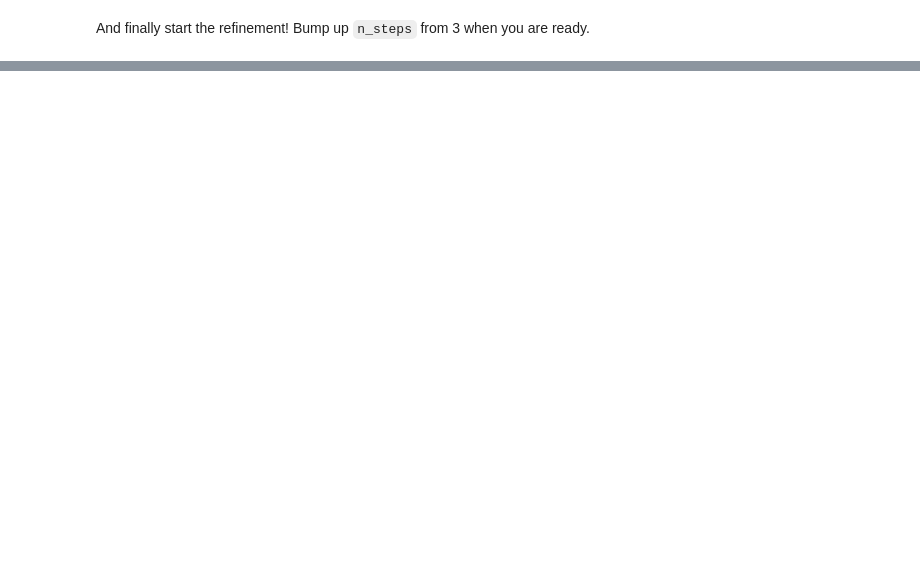
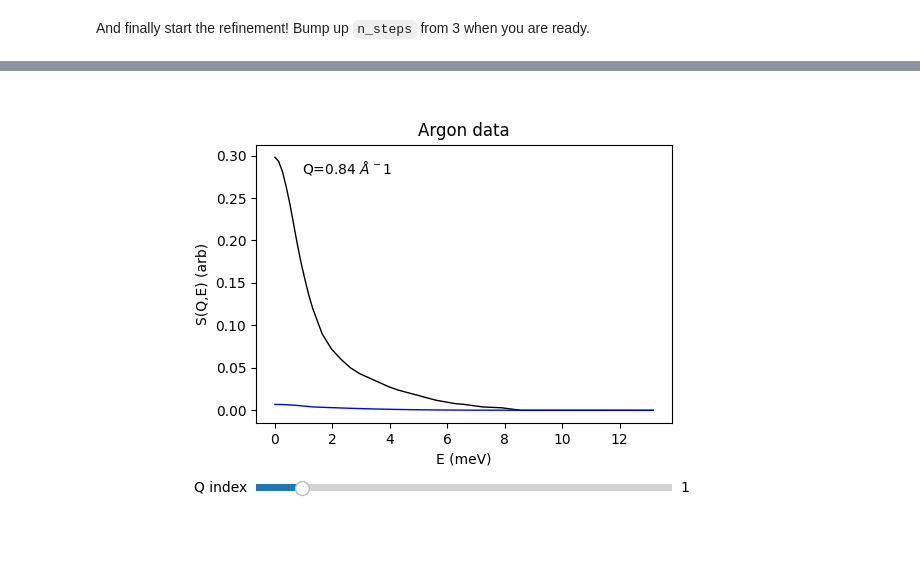
Before and after one commit to ISISNeutronMuon/MDMC, a Jupyter notebook: doc/tutorials/Argon-a-to-z.ipynb, the cells around one changed output, grey strips where cells are left out. Cells and saved outputs as stored; diff of their text form; code cells hidden in the pictures; blank space fills up the shorter version.

```diff
--- a/doc/tutorials/Argon-a-to-z.ipynb
+++ b/doc/tutorials/Argon-a-to-z.ipynb
@@ -90,0 +145,39 @@ control.plot_results();
+# %%
+obs_pair_lmp = control.observable_pairs[0]
+# %%
+result_lmp = obs_pair_lmp.MD_obs.SQw / obs_pair_lmp.rescale_factor
+# %%
+
+%matplotlib widget
+from MDMC.trajectory_analysis.observables.obs_factory import ObservableFactory
+import numpy as np
+import matplotlib.pyplot as plt
+from matplotlib.widgets import Slider
+obs=ObservableFactory.create_observable('SQw')
+obs.read_from_file(reader='xml_SQw', file_name='data/Well_s_q_omega_Ar_data.xml')
+SQw=obs.SQw[0]
+SQw_err=obs.SQw_err[0]
+Q=obs.Q
+E=obs.E
+fig, ax = plt.subplots()
+line, = ax.plot(E, SQw[1], linewidth=1, color='black')
+SQw_lmp = result_lmp
+line_lmp, = ax.plot(E, SQw_lmp[0,1,:], linewidth=1, color='blue')
+# ax.set_xlim([-1, 1])
+ax.set_xlabel('E (meV)')
+ax.set_ylabel('S(Q,E) (arb)')
+ax.set_title('Argon data')
+fig.subplots_adjust(left=0.25, bottom=0.3)
+Q_slider_ax  = fig.add_axes([0.25, 0.15, 0.65, 0.03], facecolor='lightgoldenrodyellow')
+Q_slider = Slider(Q_slider_ax, 'Q index', 0, len(Q)-1, valinit=1, valstep=1)
+Q_label=plt.text(1,1.7,f'Q={Q[1]} $\AA^{-1}$')
+def Q_on_changed(val):
+    line.set_ydata(SQw[val])
+    line_lmp.set_ydata(SQw_lmp[0,val])
+    Q_label.set_text(f'Q={Q[val]} $\AA^{-1}$')
+    fig.canvas.draw_idle()
+    ax.set_ylim(0,max(np.max(SQw[0,val]),1e-5))
+Q_slider.on_changed(Q_on_changed)
+plt.show()
+# %% [output]
+[figure, added]
```
Also changed, not shown: parts of 9 cells of this notebook, 1 other file.
